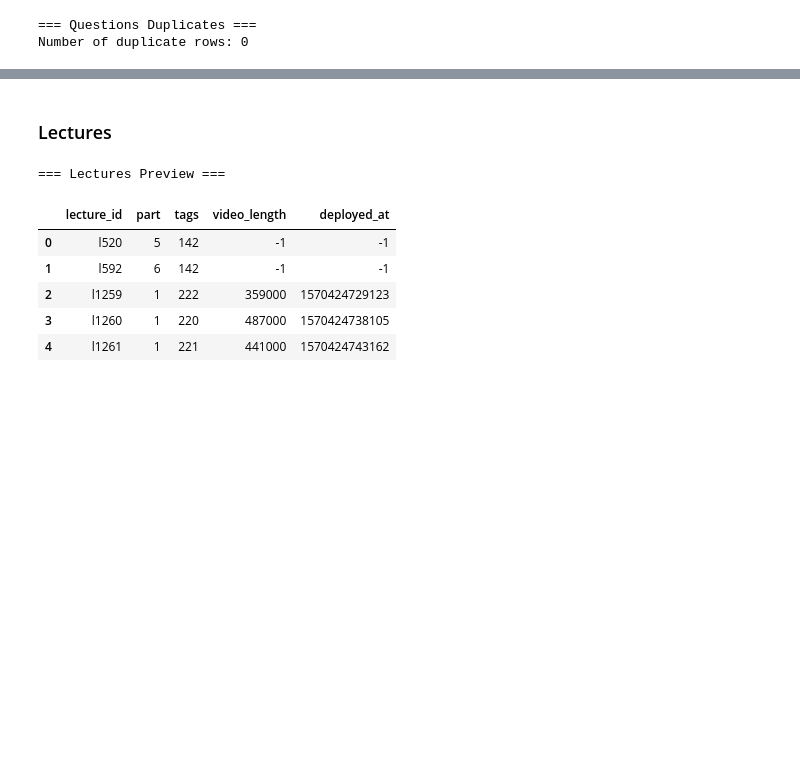
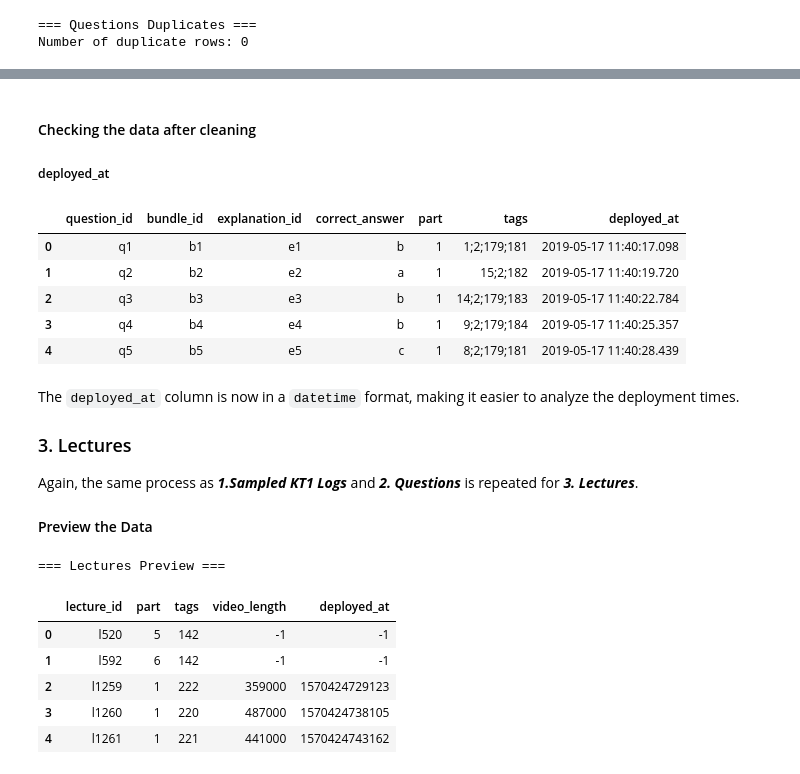
Before and after one commit to maryamzaman30/Data-Driven-Personalized-Educational-Content-Recommendation-System, a Jupyter notebook: notebooks/01_eda.ipynb, the cells around one changed output, grey strips where cells are left out. Drawn from its saved outputs; the diff is of its cells as text; code cells hidden in the pictures; blank space fills up the shorter version.

```diff
--- a/notebooks/01_eda.ipynb
+++ b/notebooks/01_eda.ipynb
@@ -189,4 +326,23 @@ questions = questions.dropna()
 questions['deployed_at'] = pd.to_datetime(questions['deployed_at'], unit='ms')
+# %% [markdown]
+#### Checking the data after cleaning
+
+##### deployed_at
+# %%
+display(questions.head())
+# %% [output]
+|  | question_id | bundle_id | explanation_id | correct_answer | part | tags | deployed_at |
+| 0 | q1 | b1 | e1 | b | 1 | 1;2;179;181 | 2019-05-17 11:40:17.098 |
+| 1 | q2 | b2 | e2 | a | 1 | 15;2;182 | 2019-05-17 11:40:19.720 |
+| 2 | q3 | b3 | e3 | b | 1 | 14;2;179;183 | 2019-05-17 11:40:22.784 |
+| 3 | q4 | b4 | e4 | b | 1 | 9;2;179;184 | 2019-05-17 11:40:25.357 |
+| 4 | q5 | b5 | e5 | c | 1 | 8;2;179;181 | 2019-05-17 11:40:28.439 |
 # %% [markdown]
-### Lectures
+The `deployed_at` column is now in a `datetime` format, making it easier to analyze the deployment times.
+
+### 3. Lectures
+
+Again, the same process as ***1.Sampled KT1 Logs*** and ***2. Questions*** is repeated for ***3. Lectures***.
+
+#### Preview the Data
 # %%
```
Also changed, not shown: parts of 48 cells of this notebook.
